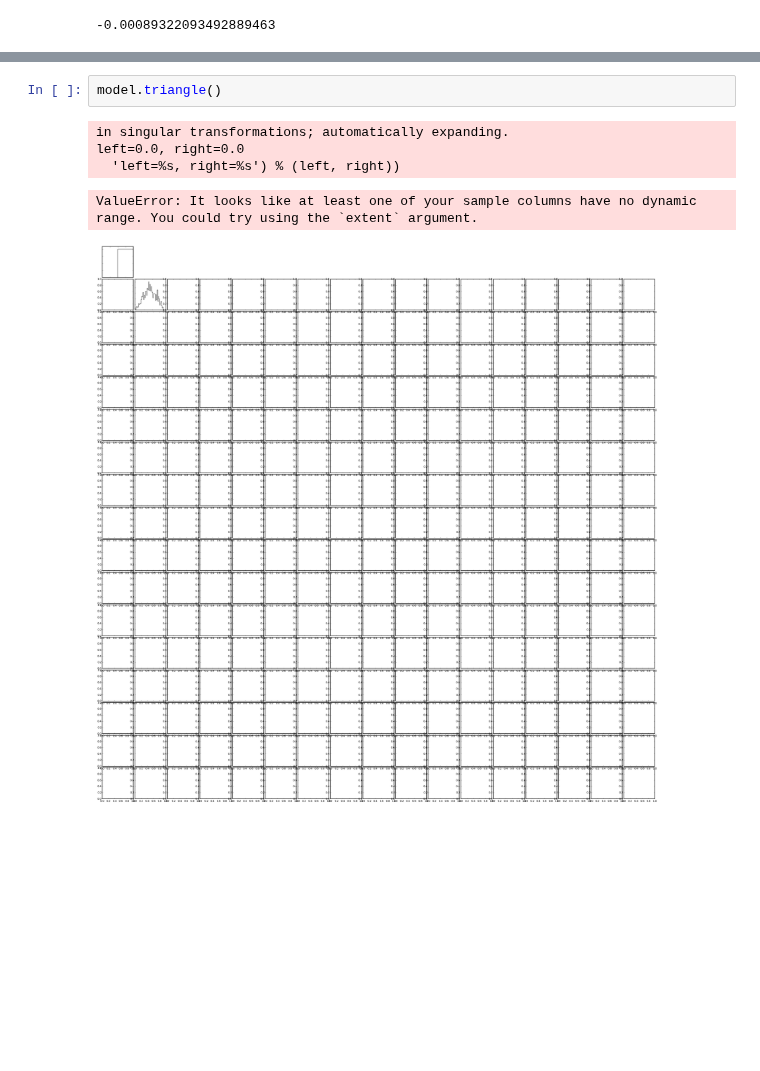
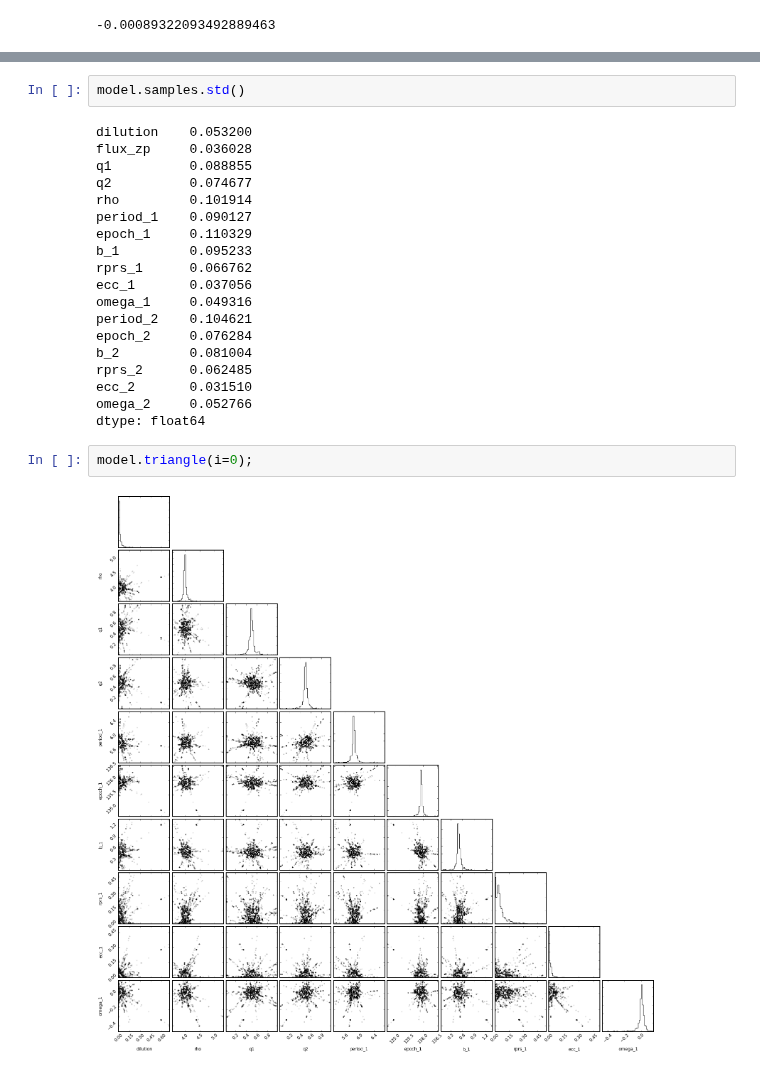
Before and after one commit to timothydmorton/transit-fitting, a Jupyter notebook: notebooks/demo.ipynb, the cells around one changed output, grey strips where cells are left out. Drawn from its saved outputs; the diff is of its cells as text; blank space fills up the shorter version.

```diff
--- a/notebooks/demo.ipynb
+++ b/notebooks/demo.ipynb
@@ -54,8 +52,25 @@ plt.hist(model.samples['rprs_2'], bins=20, histtype='step', lw=3);
+# %%
+model.samples.std()
+# %% [output]
+dilution    0.053200
+flux_zp     0.036028
+q1          0.088855
+q2          0.074677
+rho         0.101914
+period_1    0.090127
+epoch_1     0.110329
+b_1         0.095233
+rprs_1      0.066762
+ecc_1       0.037056
+omega_1     0.049316
+period_2    0.104621
+epoch_2     0.076284
+b_2         0.081004
+rprs_2      0.062485
+ecc_2       0.031510
+omega_2     0.052766
+dtype: float64
 # %%
-model.triangle()
+model.triangle(i=0);
 # %% [output]
-in singular transformations; automatically expanding.
-left=0.0, right=0.0
-  'left=%s, right=%s') % (left, right))
-ValueError: It looks like at least one of your sample columns have no dynamic range. You could try using the `extent` argument.
-[figure, old version]
+[figure, new version]
```
Also changed, not shown: parts of 10 cells of this notebook, 1 other file.
